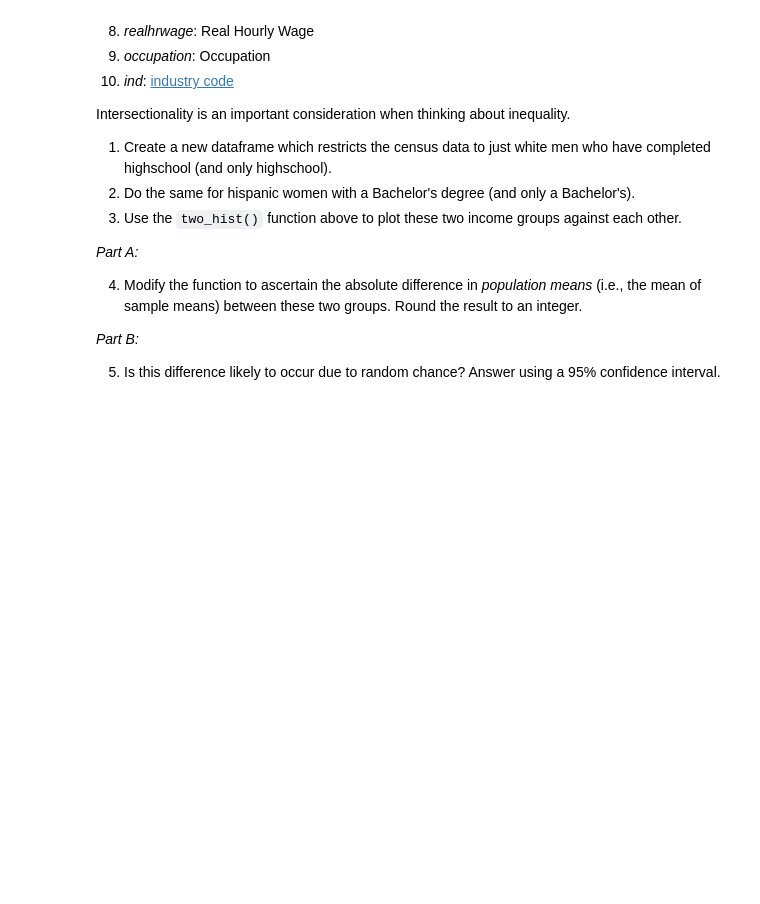
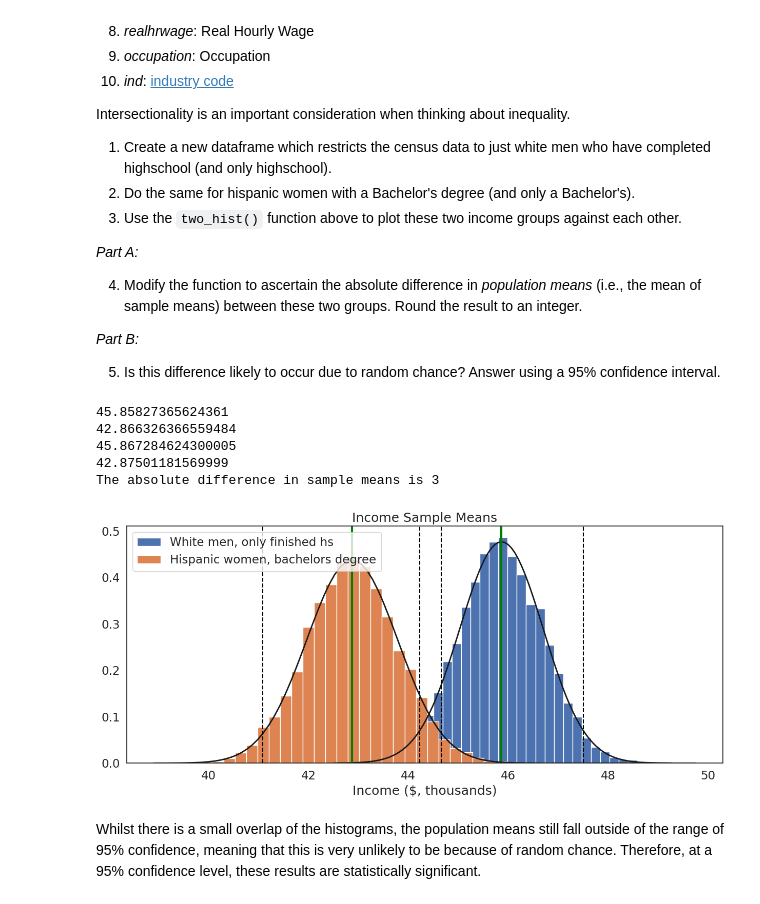
Before and after one commit to SHocombe/QM2, a Jupyter notebook: W5_Distributions_and_Basic_Statistics.ipynb, the cells around one changed output. Drawn from its saved outputs; the diff is of its cells as text; code cells hidden in the pictures; blank space fills up the shorter version.

```diff
--- a/W5_Distributions_and_Basic_Statistics.ipynb
+++ b/W5_Distributions_and_Basic_Statistics.ipynb
@@ -542,0 +569,18 @@ Intersectionality is an important consideration when thinking about inequality.
+# %%
+#white_men_hs = df[(df['race'] == 1) & (df['sex'] == 1) & (df['sch'] == 12)].copy()
+#hispanic_women_bdeg = df[(df['race'] == 3) & (df['sex'] == 2) & (df['sch'] == 16)].copy()
+
+white_men_hs = df[(df['race'] == 1) & (df['sex'] == 1) & (df['sch'] == 12)]['income']
+hispanic_women_bdeg = df[(df['race'] == 3) & (df['sex'] == 2) & (df['sch'] == 16)]['income']
+two_hist([white_men_hs, hispanic_women_bdeg],['White men, only finished hs','Hispanic women, bachelors degree'],'Income ($, thousands)', "Income Sample Means")
+
+##maybe add more on the confidence level and double check the dataframe creation at the start.
+# %% [output]
+45.85827365624361
+42.866326366559484
+45.867284624300005
+42.87501181569999
+The absolute difference in sample means is 3
+[figure, added]
+# %% [markdown]
+Whilst there is a small overlap of the histograms, the population means still fall outside of the range of 95% confidence, meaning that this is very unlikely to be because of random chance. Therefore, at a 95% confidence level, these results are statistically significant.
```
Also changed, not shown: parts of 17 cells of this notebook.
